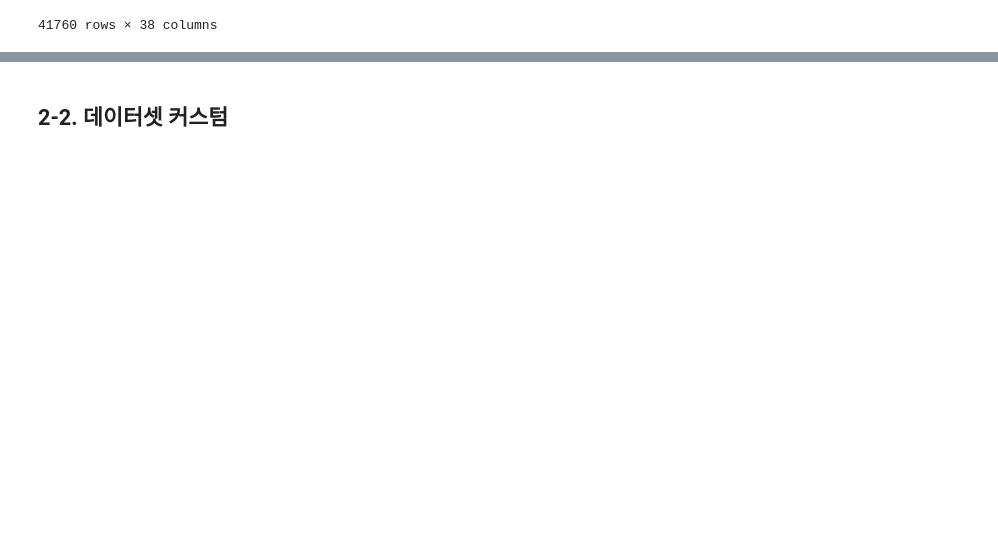
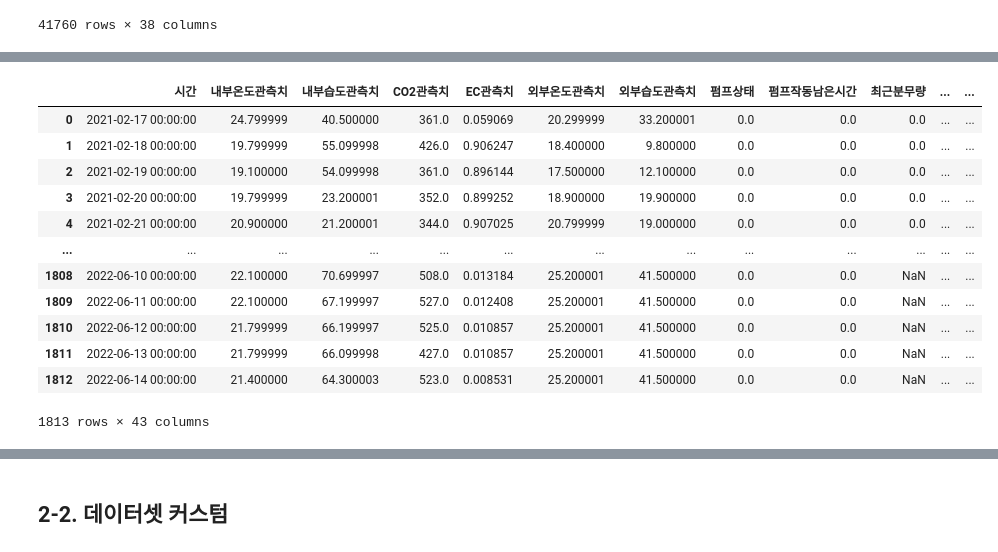
Before and after one commit to sexymonster/Dacon, a Jupyter notebook: bok_choy/bok_choy.ipynb, the cells around one changed output, grey strips where cells are left out. Drawn from its saved outputs; the diff is of its cells as text; code cells hidden in the pictures; blank space fills up the shorter version.

```diff
--- a/bok_choy/bok_choy.ipynb
+++ b/bok_choy/bok_choy.ipynb
@@ -61,0 +136,59 @@ train_input_data[0]
+# %%
+df = pd.DataFrame(columns=['시간',
+ '내부온도관측치',
+ '내부습도관측치',
+ 'CO2관측치',
+ 'EC관측치',
+ '외부온도관측치',
+ '외부습도관측치',
+ '펌프상태',
+ '펌프작동남은시간',
+ '최근분무량',
+ '일간누적분무량',
+ '냉방상태',
+ '냉방작동남은시간',
+ '난방상태',
+ '난방작동남은시간',
+ '내부유동팬상태',
+ '내부유동팬작동남은시간',
+ '외부환기팬상태',
+ '외부환기팬작동남은시간',
+ '화이트 LED상태',
+ '화이트 LED작동남은시간',
+ '화이트 LED동작강도',
+ '레드 LED상태',
+ '레드 LED작동남은시간',
+ '레드 LED동작강도',
+ '블루 LED상태',
+ '블루 LED작동남은시간',
+ '블루 LED동작강도',
+ '카메라상태',
+ '냉방온도',
+ '난방온도',
+ '기준온도',
+ '난방부하',
+ '냉방부하',
+ '총추정광량',
+ '백색광추정광량',
+ '적색광추정광량',
+ '청색광추정광량'])
+for i in range(len(train_input_data)):
+  for j in range(len(train_input_data[i])):
+    if train_input_data[i].loc[j]["시간"].split()[1] == "00:00:00":
+        df = df.append(train_input_data[i].loc[j], ignore_index = True)
+
+df
+# %% [output]
+|  | 시간 | 내부온도관측치 | 내부습도관측치 | CO2관측치 | EC관측치 | 외부온도관측치 | 외부습도관측치 | 펌프상태 | 펌프작동남은시간 | 최근분무량 | ... | ... |
+| 0 | 2021-02-17 00:00:00 | 24.799999 | 40.500000 | 361.0 | 0.059069 | 20.299999 | 33.200001 | 0.0 | 0.0 | 0.0 | ... | ... |
+| 1 | 2021-02-18 00:00:00 | 19.799999 | 55.099998 | 426.0 | 0.906247 | 18.400000 | 9.800000 | 0.0 | 0.0 | 0.0 | ... | ... |
+| 2 | 2021-02-19 00:00:00 | 19.100000 | 54.099998 | 361.0 | 0.896144 | 17.500000 | 12.100000 | 0.0 | 0.0 | 0.0 | ... | ... |
+| 3 | 2021-02-20 00:00:00 | 19.799999 | 23.200001 | 352.0 | 0.899252 | 18.900000 | 19.900000 | 0.0 | 0.0 | 0.0 | ... | ... |
+| 4 | 2021-02-21 00:00:00 | 20.900000 | 21.200001 | 344.0 | 0.907025 | 20.799999 | 19.000000 | 0.0 | 0.0 | 0.0 | ... | ... |
+| ... | ... | ... | ... | ... | ... | ... | ... | ... | ... | ... | ... | ... |
+| 1808 | 2022-06-10 00:00:00 | 22.100000 | 70.699997 | 508.0 | 0.013184 | 25.200001 | 41.500000 | 0.0 | 0.0 | NaN | ... | ... |
+| 1809 | 2022-06-11 00:00:00 | 22.100000 | 67.199997 | 527.0 | 0.012408 | 25.200001 | 41.500000 | 0.0 | 0.0 | NaN | ... | ... |
+| 1810 | 2022-06-12 00:00:00 | 21.799999 | 66.199997 | 525.0 | 0.010857 | 25.200001 | 41.500000 | 0.0 | 0.0 | NaN | ... | ... |
+| 1811 | 2022-06-13 00:00:00 | 21.799999 | 66.099998 | 427.0 | 0.010857 | 25.200001 | 41.500000 | 0.0 | 0.0 | NaN | ... | ... |
+| 1812 | 2022-06-14 00:00:00 | 21.400000 | 64.300003 | 523.0 | 0.008531 | 25.200001 | 41.500000 | 0.0 | 0.0 | NaN | ... | ... |
+1813 rows × 43 columns
```
Also changed, not shown: parts of 16 cells of this notebook.
